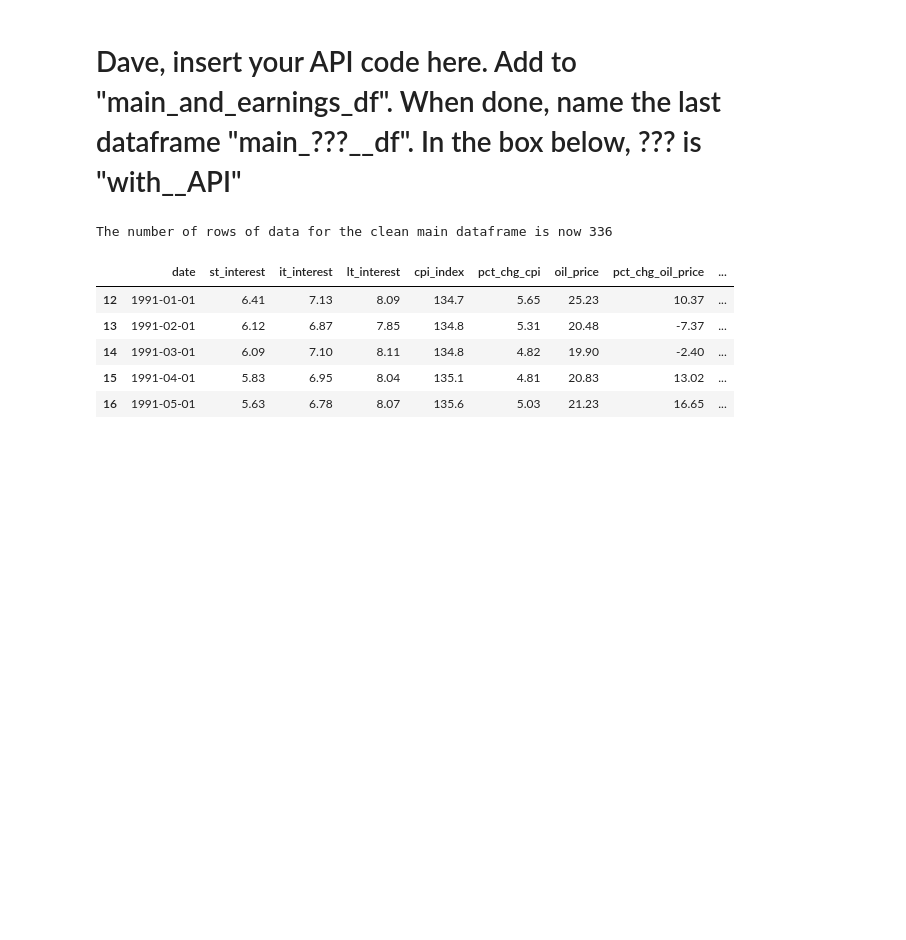
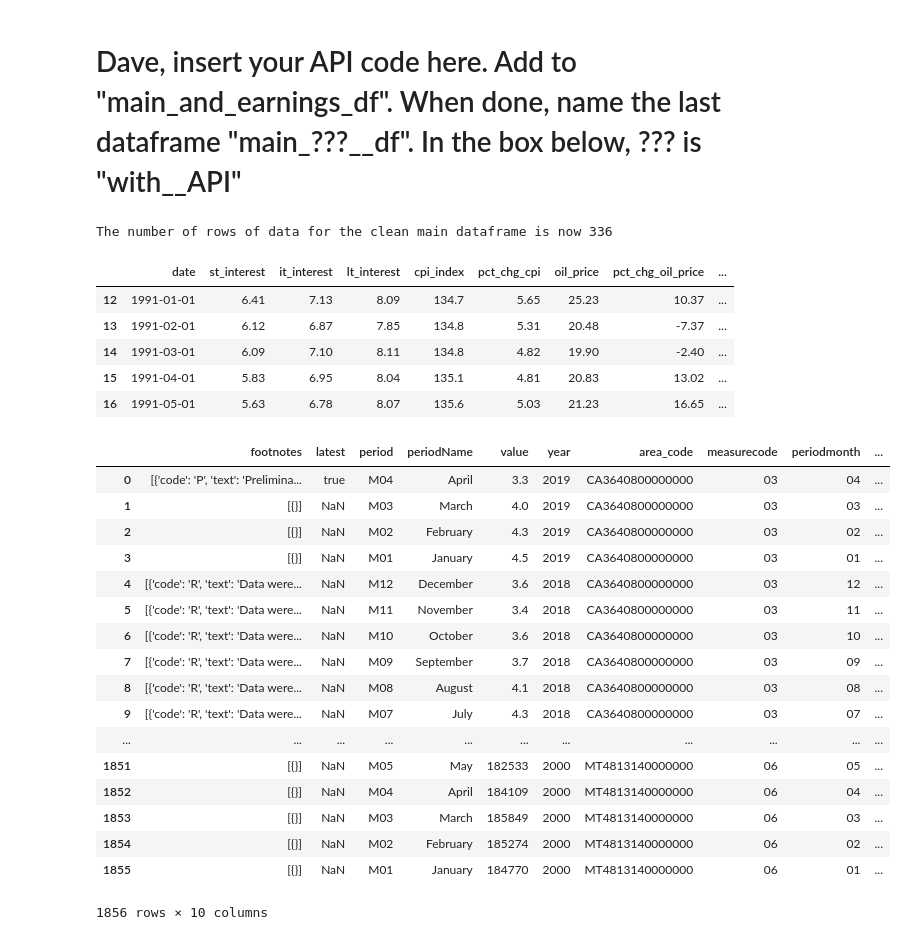
Before and after one commit to BradDaniels732/Group-Project-on-Economic-Data-Analysis, a Jupyter notebook: Read_and_Clean.ipynb, the cells around one changed output. Saved outputs shown, nothing was run; the diff lists cells and outputs as text; code cells hidden in the pictures; blank space fills up the shorter version.

```diff
--- a/Read_and_Clean.ipynb
+++ b/Read_and_Clean.ipynb
@@ -234,0 +296,47 @@ main_df.to_csv (output_filename, index=False)
+# %%
+#create list to only pull 03(rate) and 06(labor pool)
+measure_codes=["03","06"]
+
+#create list to pull chosen area codes
+area_codes=["CA3640800000000","CA4828800000000","CA4837200000000","MT4813140000000"]
+
+#initialize dataframe to hold 20 years of state unemployment data
+df_unemployment_data = pd.DataFrame(columns=['footnotes', 'latest', 'period', 'periodName', 'value', 'year','area_code', 'measurecode'])
+# %%
+# cycle through measure codes
+
+for ms_code in measure_codes:
+
+# cycle through area codes (includes PR & DC)
+
+    for i in range(len(area_codes)):
+        url = f"https://api.bls.gov/publicAPI/v2/timeseries/data/LAU{area_codes[i]}{ms_code}?startyear=2000&endyear=2019&registrationkey={api_key}"
+        ud=requests.get(url).json()
+        df_unempl_data=pd.DataFrame(ud['Results']['series'][0]['data'])
+        df_unempl_data["area_code"] = area_codes[i]
+        df_unempl_data["measurecode"] = ms_code
+
+        df_unemployment_data=df_unemployment_data.append(df_unempl_data,ignore_index=True, sort=False)
+# %%
+df_unemployment_data["periodmonth"]=df_unemployment_data["period"].str[-2:]
+df_unemployment_data["periodyearmonth"]=df_unemployment_data["year"]+df_unemployment_data["period"].str[-2:]
+df_unemployment_data
+# %% [output]
+|  | footnotes | latest | period | periodName | value | year | area_code | measurecode | periodmonth | ... |
+| 0 | [{'code': 'P', 'text': 'Prelimina... | true | M04 | April | 3.3 | 2019 | CA3640800000000 | 03 | 04 | ... |
+| 1 | [{}] | NaN | M03 | March | 4.0 | 2019 | CA3640800000000 | 03 | 03 | ... |
+| 2 | [{}] | NaN | M02 | February | 4.3 | 2019 | CA3640800000000 | 03 | 02 | ... |
+| 3 | [{}] | NaN | M01 | January | 4.5 | 2019 | CA3640800000000 | 03 | 01 | ... |
+| 4 | [{'code': 'R', 'text': 'Data were... | NaN | M12 | December | 3.6 | 2018 | CA3640800000000 | 03 | 12 | ... |
+| 5 | [{'code': 'R', 'text': 'Data were... | NaN | M11 | November | 3.4 | 2018 | CA3640800000000 | 03 | 11 | ... |
+| 6 | [{'code': 'R', 'text': 'Data were... | NaN | M10 | October | 3.6 | 2018 | CA3640800000000 | 03 | 10 | ... |
+| 7 | [{'code': 'R', 'text': 'Data were... | NaN | M09 | September | 3.7 | 2018 | CA3640800000000 | 03 | 09 | ... |
+| 8 | [{'code': 'R', 'text': 'Data were... | NaN | M08 | August | 4.1 | 2018 | CA3640800000000 | 03 | 08 | ... |
+| 9 | [{'code': 'R', 'text': 'Data were... | NaN | M07 | July | 4.3 | 2018 | CA3640800000000 | 03 | 07 | ... |
+| ... | ... | ... | ... | ... | ... | ... | ... | ... | ... | ... |
+| 1851 | [{}] | NaN | M05 | May | 182533 | 2000 | MT4813140000000 | 06 | 05 | ... |
+| 1852 | [{}] | NaN | M04 | April | 184109 | 2000 | MT4813140000000 | 06 | 04 | ... |
+| 1853 | [{}] | NaN | M03 | March | 185849 | 2000 | MT4813140000000 | 06 | 03 | ... |
+| 1854 | [{}] | NaN | M02 | February | 185274 | 2000 | MT4813140000000 | 06 | 02 | ... |
+| 1855 | [{}] | NaN | M01 | January | 184770 | 2000 | MT4813140000000 | 06 | 01 | ... |
+1856 rows × 10 columns
```
Also changed, not shown: parts of 7 cells of this notebook.
